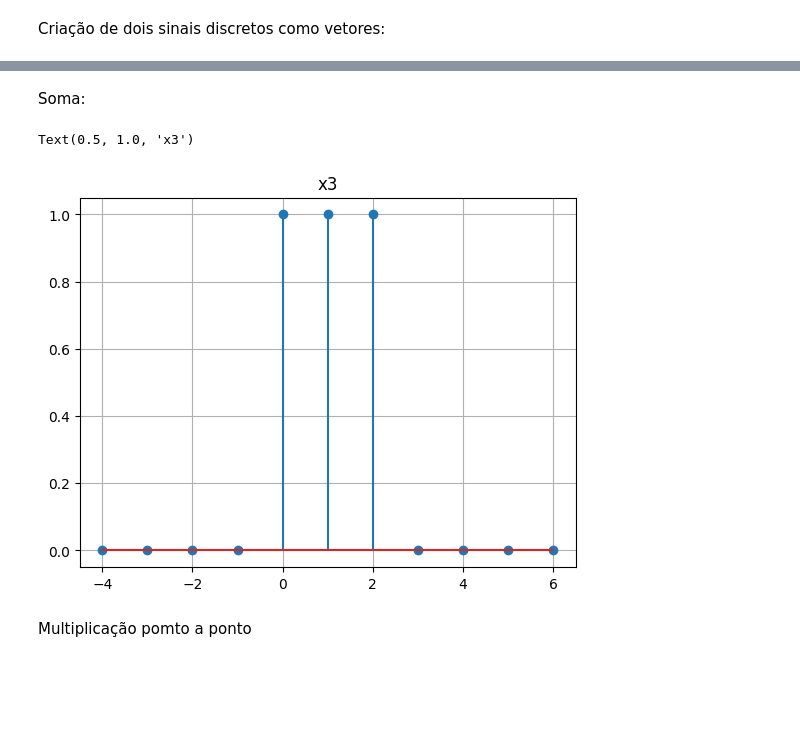
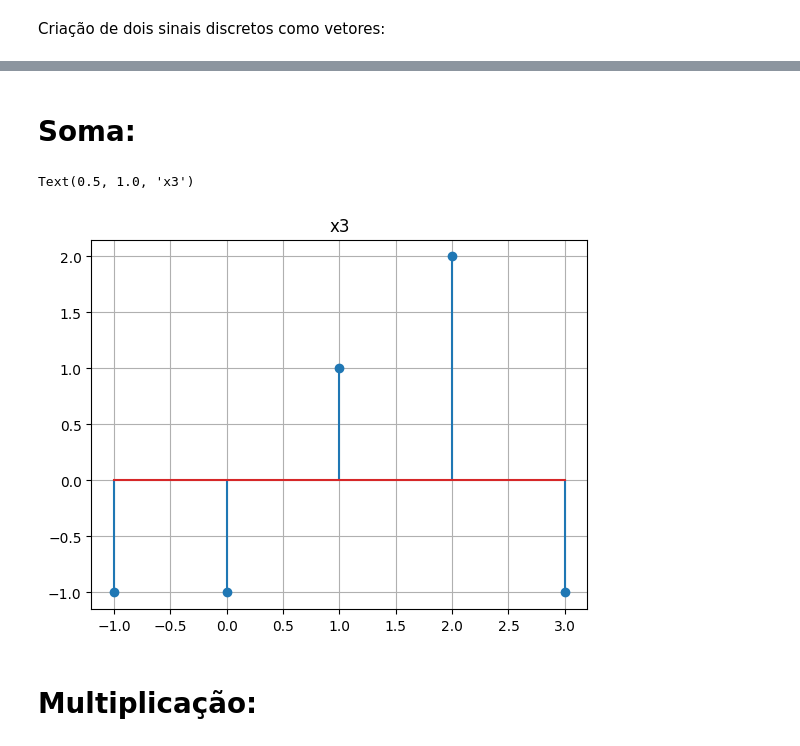
Before and after one commit to MatheusrCunha/py_class, a Jupyter notebook: Operações_básicas_com_sinais_discretos.ipynb, the cells around one changed output, grey strips where cells are left out. Saved outputs shown, nothing was run; the diff lists cells and outputs as text; code cells hidden in the pictures; blank space fills up the shorter version.

```diff
--- a/Operações_básicas_com_sinais_discretos.ipynb
+++ b/Operações_básicas_com_sinais_discretos.ipynb
@@ -6,6 +6,4 @@ import matplotlib.pyplot as plt # importa uma biblioteca de visualização de da
 # %%
-n = np.arange(-4,7,1) # criação de índices amostrais
-v = np.arange(-4,7,1)
+n = np.arange(-1,4,1) # criação de índices amostrais auxiliares
 print(n)
-print(v)
 # %% [output]
@@ -14,26 +11,2 @@ print(v)
 # %% [markdown]
 Criação de dois sinais discretos como vetores:
-# %%
-
-n = np.arange(-4,7,1) # cria um vetor amostral de -50 até 50 com o numpy.arange (início (fechado), final (aberto), passo)
-y = np.ones(11)
-y[0:4] = 0
-print(y)
-plt.figure()
-plt.grid()
-plt.stem(n,y)
-plt.title('Trecho de função degrau unitário')
-
-n2 = np.arange(-4,7,1) # cria um vetor amostral de -50 até 50 com o numpy.arange (início (fechado), final (aberto), passo)
-y2 = np.ones(11)
-y2[0:7] = 0
-print(y2)
-plt.figure()
-plt.grid()
-plt.stem(n2,y2)
-plt.title('Trecho de função degrau unitário')
-
-#x1 = np.array([-1,0,2,1,1]) # exemplo de vetor linha
-#x2 = np.array([0, -1, -1, 1, -2])
-#print(x1) # retorna x1
-#print(x2)
@@ -45,0 +13,5 @@ Text(0.5, 1.0, 'Trecho de função degrau unitário')
+# %%
+x1 = np.array([-1,0,2,1,1]) # exemplo de vetor linha
+x2 = np.array([0, -1, -1, 1, -2])
+print(x1) # retorna x1
+print(x2)
@@ -58,16 +33,16 @@ plt.grid()
-# %% [markdown]
-Soma:
+# %% [markdown]
+# Soma:
 # %%
-x3 = y-y2
+x3 = x1+x2
 plt.figure()
 plt.stem(n,x3)
 plt.grid()
 plt.title('x3')
 # %% [output]
 Text(0.5, 1.0, 'x3')
-[figure, old version]
+[figure, new version]
-# %% [markdown]
-Multiplicação pomto a ponto
+# %% [markdown]
+# Multiplicação:
 # %%
 x4 = x1*x2
 plt.figure()
```
Also changed, not shown: parts of 24 cells of this notebook.
